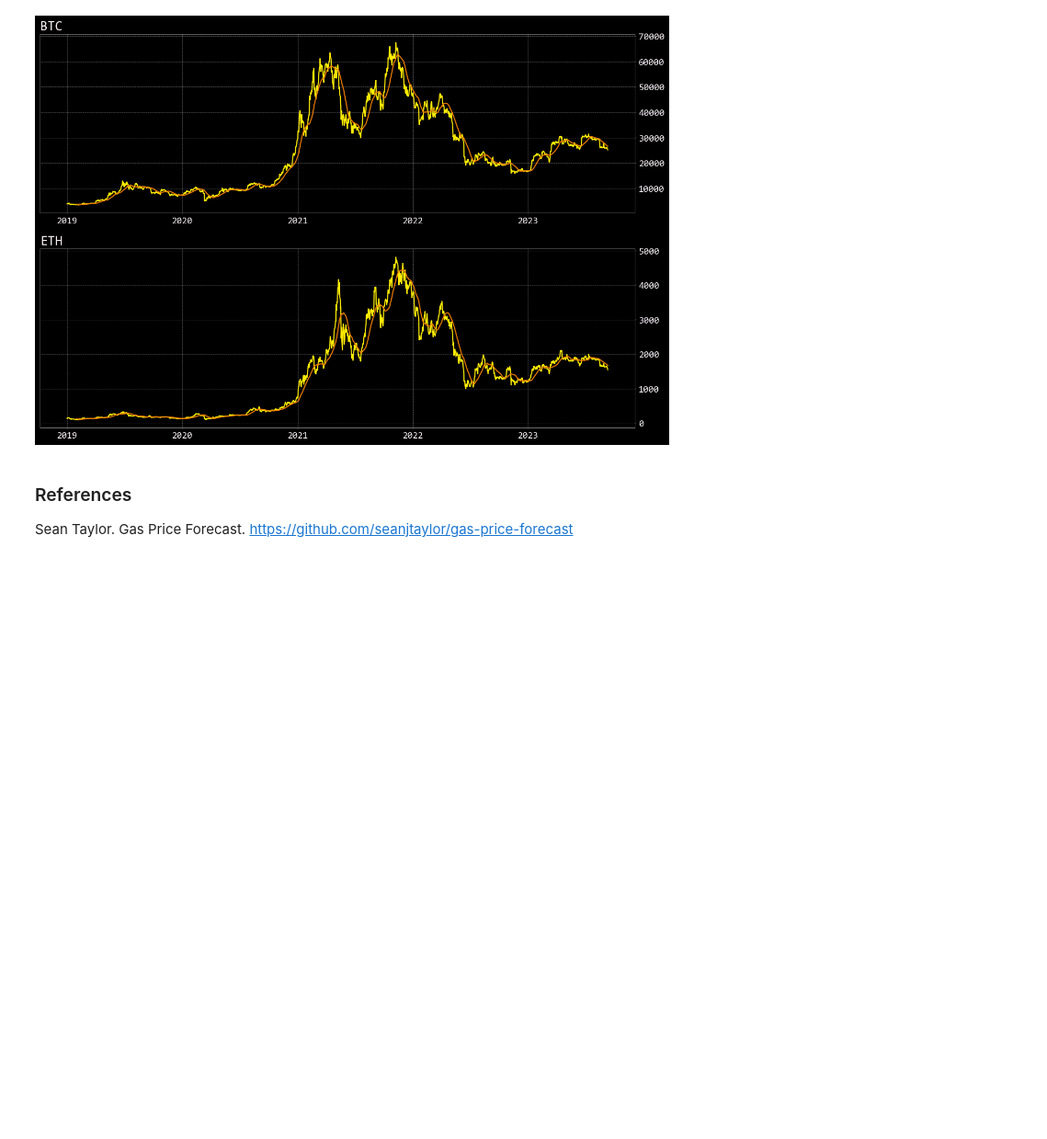
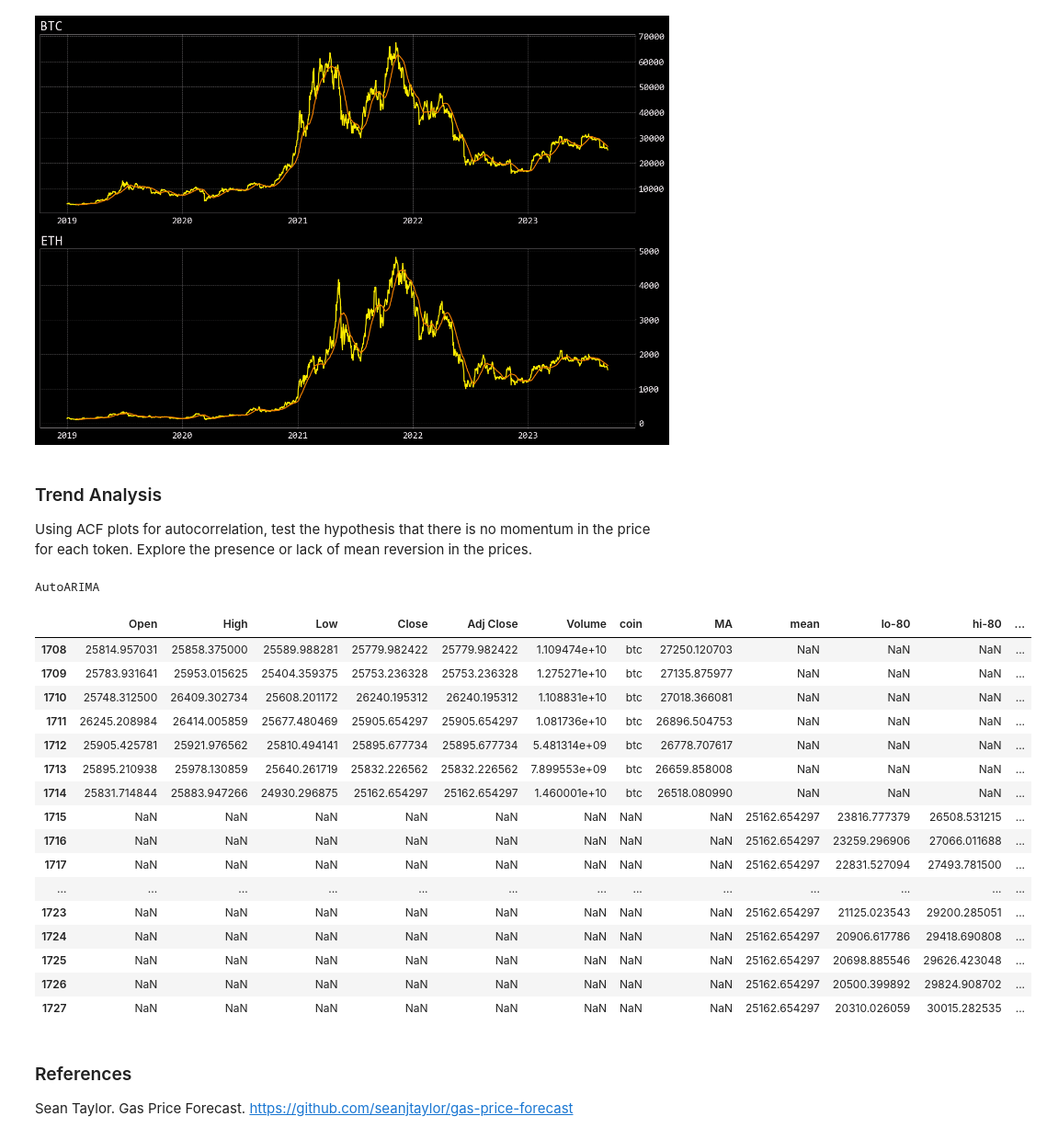
Before and after one commit to LNshuti/meta-labelling-architecture, a Jupyter notebook: research.ipynb, the cells around one changed output. Shown at 92% size. Saved outputs shown, nothing was run; the diff lists cells and outputs as text; code cells hidden in the pictures; blank space fills up the shorter version.

Commit message:
add naive forecast with autocorrelation

```diff
--- a/research.ipynb
+++ b/research.ipynb
@@ -156,3 +136,49 @@ axes[1].set_title('ETH')
 plt.show()
 # %% [output]
 [figure]
+# %% [markdown]
+### Trend Analysis
+Using ACF plots for autocorrelation, test the hypothesis that there is no momentum in the price for each token. Explore the presence or lack of mean reversion in the prices.
+# %%
+H = 13
+CI = 80
+width = 300
+height = 250
+cutoff_date = "2023-10-01"
+plot_start_date = "2023-01-01"
+plot_title = f"Forecasted Price (as of {cutoff_date})"
+# %%
+m_aa = AutoARIMA()
+m_aa.fit(btc_df["Adj Close"].values)
+# %% [output]
+AutoARIMA
+# %%
+raw_forecast = m_aa.predict(h=H, level=(CI,))
+raw_forecast_exp = {key: np.exp(value) for key, value in raw_forecast.items()}
+# %%
+# Plot the bitcoin prices with the forecasts on the same plot
+btc_forecast = pd.DataFrame(raw_forecast)
+btc_forecast["Date"] = pd.date_range(cutoff_date, periods=H, freq="M")
+btc_forecast.head()
+
+# Add forecasts to the original dataframe and plot
+btc_df = btc_df.append(btc_forecast, ignore_index=True)
+btc_df.tail(20)
+# %% [output]
+|  | Open | High | Low | Close | Adj Close | Volume | coin | MA | mean | lo-80 | hi-80 | ... |
+| 1708 | 25814.957031 | 25858.375000 | 25589.988281 | 25779.982422 | 25779.982422 | 1.109474e+10 | btc | 27250.120703 | NaN | NaN | NaN | ... |
+| 1709 | 25783.931641 | 25953.015625 | 25404.359375 | 25753.236328 | 25753.236328 | 1.275271e+10 | btc | 27135.875977 | NaN | NaN | NaN | ... |
+| 1710 | 25748.312500 | 26409.302734 | 25608.201172 | 26240.195312 | 26240.195312 | 1.108831e+10 | btc | 27018.366081 | NaN | NaN | NaN | ... |
+| 1711 | 26245.208984 | 26414.005859 | 25677.480469 | 25905.654297 | 25905.654297 | 1.081736e+10 | btc | 26896.504753 | NaN | NaN | NaN | ... |
+| 1712 | 25905.425781 | 25921.976562 | 25810.494141 | 25895.677734 | 25895.677734 | 5.481314e+09 | btc | 26778.707617 | NaN | NaN | NaN | ... |
+| 1713 | 25895.210938 | 25978.130859 | 25640.261719 | 25832.226562 | 25832.226562 | 7.899553e+09 | btc | 26659.858008 | NaN | NaN | NaN | ... |
+| 1714 | 25831.714844 | 25883.947266 | 24930.296875 | 25162.654297 | 25162.654297 | 1.460001e+10 | btc | 26518.080990 | NaN | NaN | NaN | ... |
+| 1715 | NaN | NaN | NaN | NaN | NaN | NaN | NaN | NaN | 25162.654297 | 23816.777379 | 26508.531215 | ... |
+| 1716 | NaN | NaN | NaN | NaN | NaN | NaN | NaN | NaN | 25162.654297 | 23259.296906 | 27066.011688 | ... |
+| 1717 | NaN | NaN | NaN | NaN | NaN | NaN | NaN | NaN | 25162.654297 | 22831.527094 | 27493.781500 | ... |
+| ... | ... | ... | ... | ... | ... | ... | ... | ... | ... | ... | ... | ... |
+| 1723 | NaN | NaN | NaN | NaN | NaN | NaN | NaN | NaN | 25162.654297 | 21125.023543 | 29200.285051 | ... |
+| 1724 | NaN | NaN | NaN | NaN | NaN | NaN | NaN | NaN | 25162.654297 | 20906.617786 | 29418.690808 | ... |
+| 1725 | NaN | NaN | NaN | NaN | NaN | NaN | NaN | NaN | 25162.654297 | 20698.885546 | 29626.423048 | ... |
+| 1726 | NaN | NaN | NaN | NaN | NaN | NaN | NaN | NaN | 25162.654297 | 20500.399892 | 29824.908702 | ... |
+| 1727 | NaN | NaN | NaN | NaN | NaN | NaN | NaN | NaN | 25162.654297 | 20310.026059 | 30015.282535 | ... |
```
Also changed, not shown: parts of 6 cells of this notebook.
